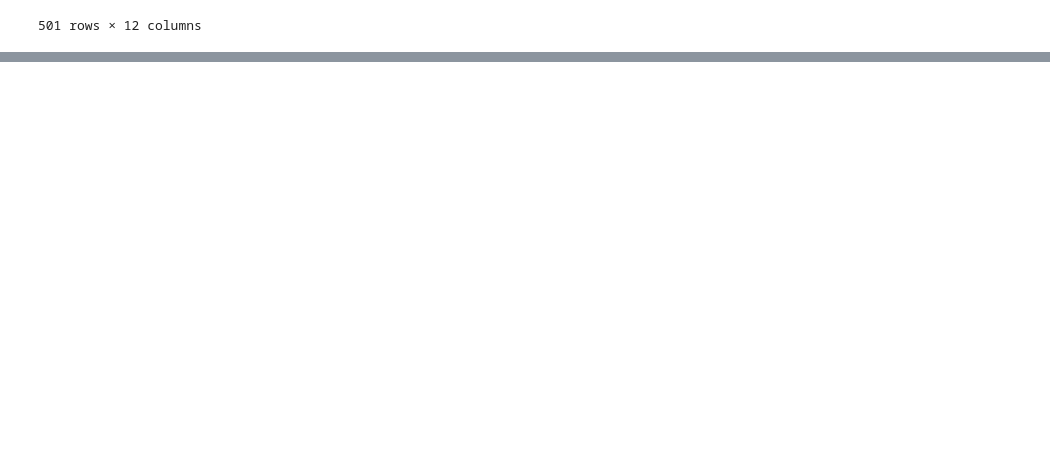
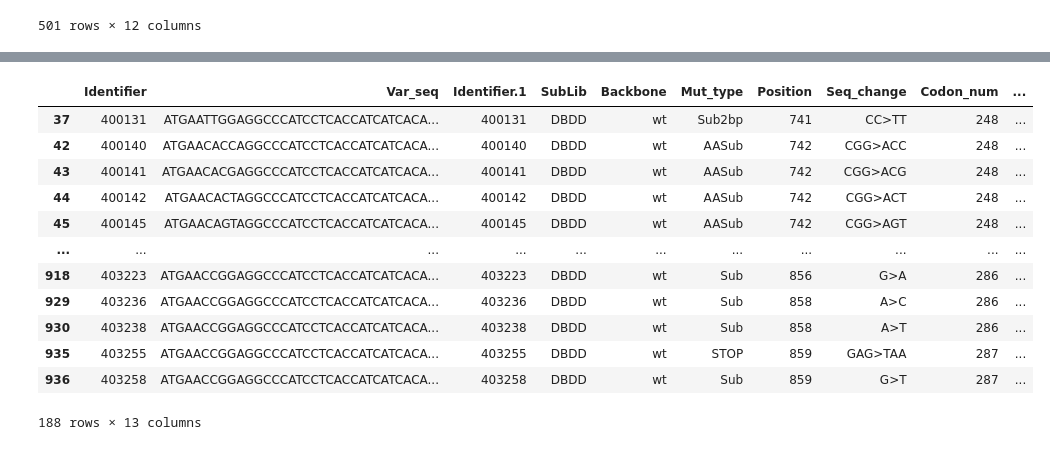
Before and after one commit to Dzeiberg/mave_calibration, a Jupyter notebook: data_processing/scoreset_nbs/Kotler_TP53_inVivoEnrichment.ipynb, the cells around one changed output, grey strips where cells are left out. Drawn from its saved outputs; the diff is of its cells as text; code cells hidden in the pictures; blank space fills up the shorter version.

```diff
--- a/data_processing/scoreset_nbs/Kotler_TP53_inVivoEnrichment.ipynb
+++ b/data_processing/scoreset_nbs/Kotler_TP53_inVivoEnrichment.ipynb
@@ -50,7 +50,7 @@ from Bio.PDB.Polypeptide import protein_letters_3to1
 protein_letters_1to3 = {v: k.title() for k, v in protein_letters_3to1.items()}
 protein_letters_1to3["*"] = "Ter"
 def make_hgvs_pro(r):
-    return f"{protein_letters_1to3[r.AA_change[0]]}{r.Position}{protein_letters_1to3[r.AA_change[-1]]}"
+    return f"p.{protein_letters_1to3[r.AA_change[0]]}{r.Codon_num}{protein_letters_1to3[r.AA_change[-1]]}"
 # %%
 subset = subset.assign(hgvs_pro=subset.apply(make_hgvs_pro, axis=1))
 subset = subset.rename(columns={'Enrichment_invivo':'score'})
@@ -72,0 +57,16 @@ subset
+# %%
+subset[subset.hgvs_pro.duplicated(keep=False)]
+# %% [output]
+|  | Identifier | Var_seq | Identifier.1 | SubLib | Backbone | Mut_type | Position | Seq_change | Codon_num | ... |
+| 37 | 400131 | ATGAATTGGAGGCCCATCCTCACCATCATCACA... | 400131 | DBDD | wt | Sub2bp | 741 | CC>TT | 248 | ... |
+| 42 | 400140 | ATGAACACCAGGCCCATCCTCACCATCATCACA... | 400140 | DBDD | wt | AASub | 742 | CGG>ACC | 248 | ... |
+| 43 | 400141 | ATGAACACGAGGCCCATCCTCACCATCATCACA... | 400141 | DBDD | wt | AASub | 742 | CGG>ACG | 248 | ... |
+| 44 | 400142 | ATGAACACTAGGCCCATCCTCACCATCATCACA... | 400142 | DBDD | wt | AASub | 742 | CGG>ACT | 248 | ... |
+| 45 | 400145 | ATGAACAGTAGGCCCATCCTCACCATCATCACA... | 400145 | DBDD | wt | AASub | 742 | CGG>AGT | 248 | ... |
+| ... | ... | ... | ... | ... | ... | ... | ... | ... | ... | ... |
+| 918 | 403223 | ATGAACCGGAGGCCCATCCTCACCATCATCACA... | 403223 | DBDD | wt | Sub | 856 | G>A | 286 | ... |
+| 929 | 403236 | ATGAACCGGAGGCCCATCCTCACCATCATCACA... | 403236 | DBDD | wt | Sub | 858 | A>C | 286 | ... |
+| 930 | 403238 | ATGAACCGGAGGCCCATCCTCACCATCATCACA... | 403238 | DBDD | wt | Sub | 858 | A>T | 286 | ... |
+| 935 | 403255 | ATGAACCGGAGGCCCATCCTCACCATCATCACA... | 403255 | DBDD | wt | STOP | 859 | GAG>TAA | 287 | ... |
+| 936 | 403258 | ATGAACCGGAGGCCCATCCTCACCATCATCACA... | 403258 | DBDD | wt | Sub | 859 | G>T | 287 | ... |
+188 rows × 13 columns
```
Also changed, not shown: parts of 5 cells of this notebook, 19 other files.
